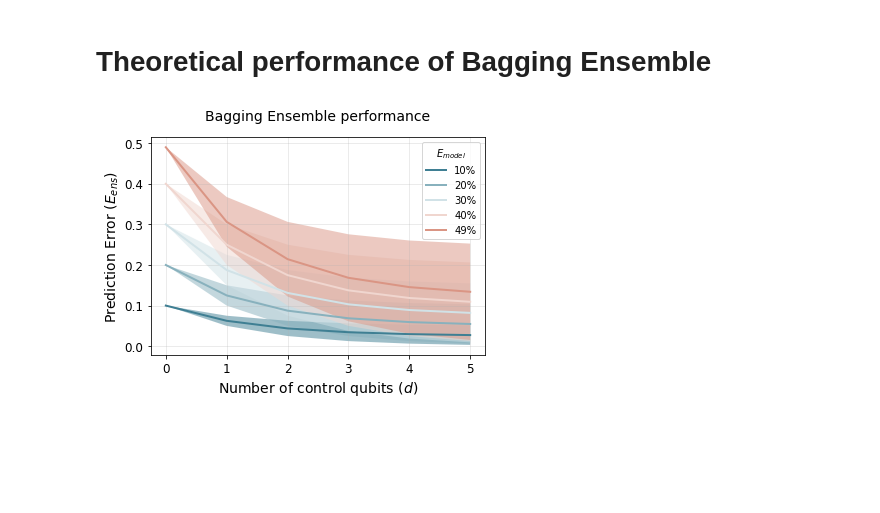
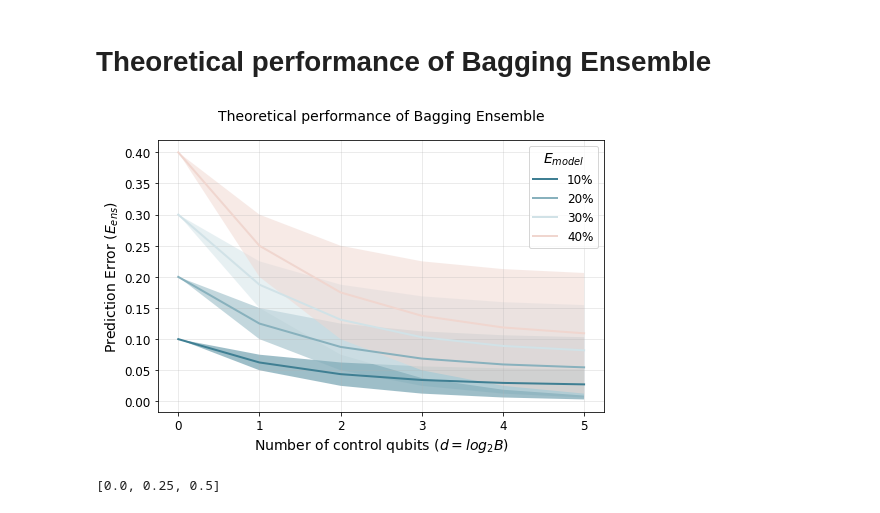
Before and after one commit to amacaluso/Quantum-Ensemble-for-Classification, a Jupyter notebook: notebooks/viz_paper.ipynb, the cells around one changed output. Drawn from its saved outputs; the diff is of its cells as text; code cells hidden in the pictures; blank space fills up the shorter version.

```diff
--- a/notebooks/viz_paper.ipynb
+++ b/notebooks/viz_paper.ipynb
@@ -214,40 +217,48 @@ T = 2**q
 
 colors = ['lawngreen', 'lightgreen', 'g', 'palegoldenrod']
 
-errs = np.array([0.1, 0.2, 0.3, 0.4, 0.49])
+errs = np.array([0.1, 0.2, 0.3, 0.4])#, 0.49])
 ro = [0.00, 0.25, 0.5] #np.arange(0.5, 1, 0.05)
 
 import seaborn as sns
 
 colors = sns.diverging_palette(220, 20, n=6)
 # colors = colors[::-1]
 
 
 # plot it!
-fig, ax = plt.subplots(1)
+fig, ax = plt.subplots(1, figsize=(8,5))
 
 for i in np.arange(len(errs)):
     err = errs[i]
     color = colors[i]
     # print(err)
     mean = ((1+ro[1]*(T-1))/T)*err
     lower = mean - ((1+ro[0]*(T-1))/T)*err
     upper = ((1 + ro[2] * (T - 1)) / T) * err - mean
     ax.plot(q, mean, lw=2, label = str(int(err*100))+'%', color=color)
     ax.fill_between(q, mean + upper, mean - lower, facecolor=color, alpha=0.5)
 #ax.set_title(r'random walkers empirical $\mu$ and $\pm \sigma$ interval')
-ax.set_title('Bagging Ensemble performance', size=14).set_position([.5, 1.05])
-ax.legend(loc='upper right', title = '$E_{model}$', prop=dict(size=10))
-ax.set_xlabel(r'Number of control qubits $(d)$', size=14)
+ax.set_title('Theoretical performance of Bagging Ensemble', size=14).set_position([.5, 1.05])
+legend=ax.legend(loc='upper right', title = '$E_{model}$', prop=dict(size=12))
+ax.set_xlabel(r'Number of control qubits $(d=log_2B)$', size=14)
 ax.set_ylabel('Prediction Error ($E_{ens}$)', size=14)
-ax.set_yticklabels([0, 0.0, 0.1, 0.2, 0.3, 0.4, 0.5], size=12)
-ax.set_xticklabels([0, 0, 1, 2, 3, 4, 5], size=12)
+#ax.set_yticklabels([0, 0.0, 0.1, 0.2, 0.3, 0.4], size=12)
+#ax.set_xticklabels([0, 0, 1, 2, 3, 4, 5], size=12)
+ax.tick_params(axis='both', which='major', labelsize=12)
 ax.grid(alpha=.3)
+legend.get_title().set_fontsize('14')
 # ax1 = ax.twiny()
 # ax1.set_xlabel(r'Ensemble size $(B)$', size=14)
 # ax1.set_xticklabels([1, 2, 4, 8, 16, 32], size=12)
 # #ax1.set_xticks(np.linspace(.48, ax.get_xbound()[1]+5, 5))
 plt.savefig('output/theory_ensemble_performance.png', dpi =300)
 plt.show()
 # %% [output]
-[figure, old version]
+[figure, new version]
+# %%
+T
+mean
+ro
+# %% [output]
+[0.0, 0.25, 0.5]
```
Also changed, not shown: parts of 3 cells of this notebook, 13 other files.
